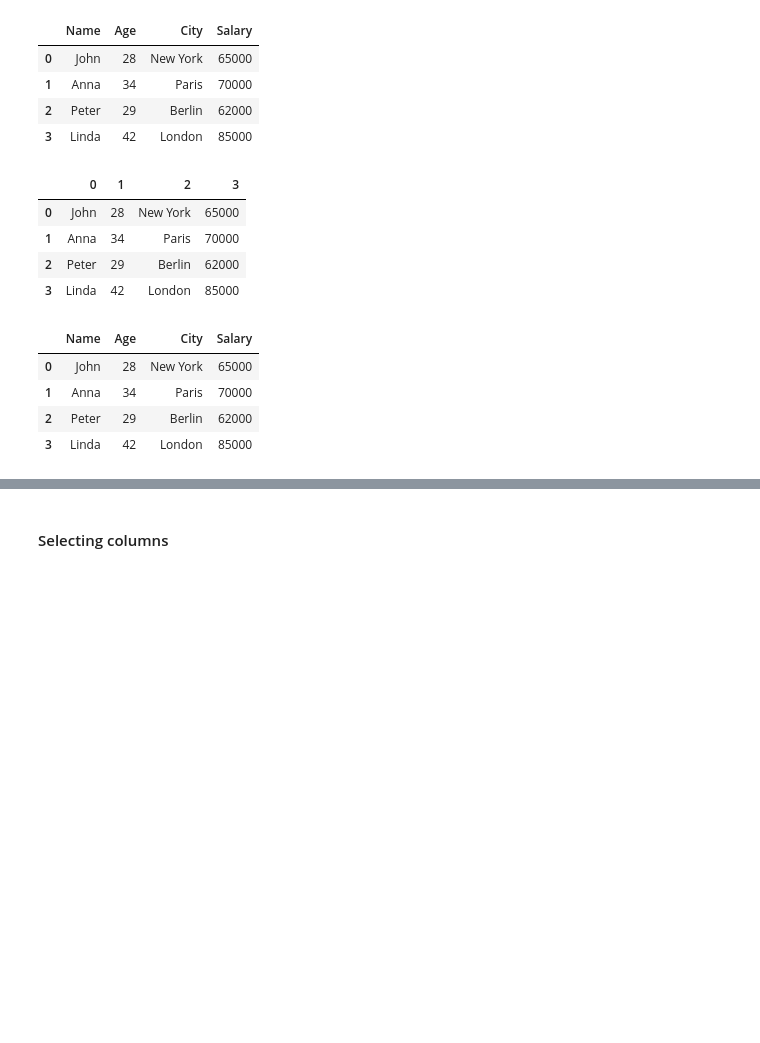
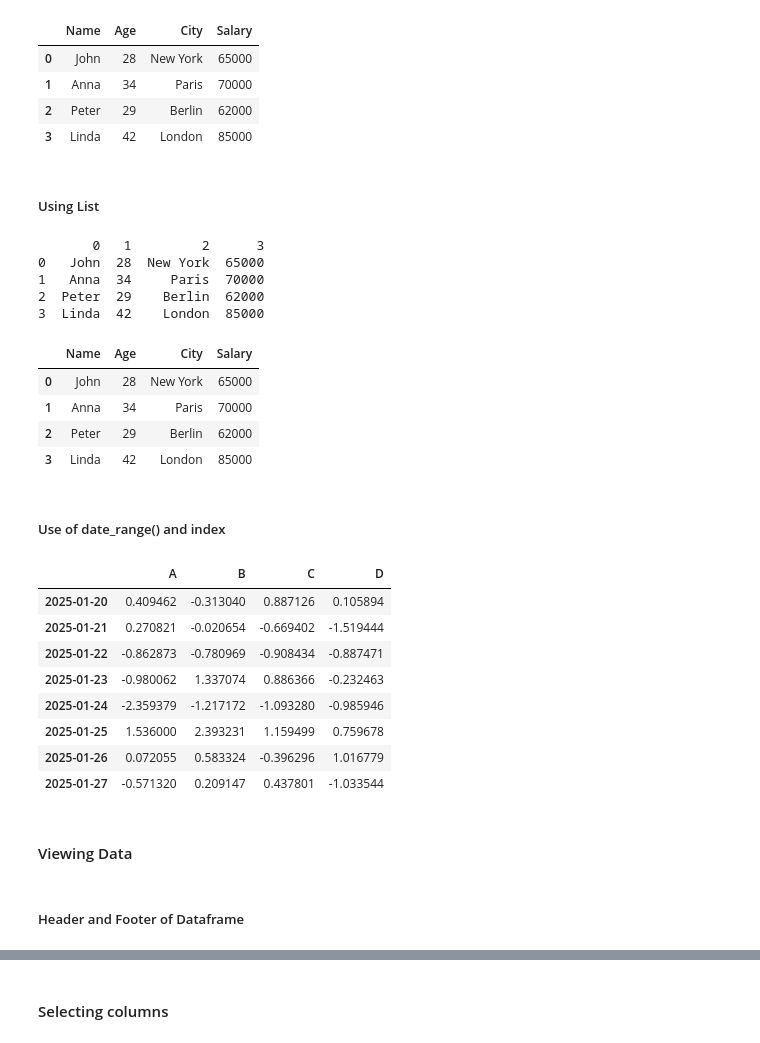
Before and after one commit to dhvanitsavani/Python-AI, a Jupyter notebook: Pandas/basics.ipynb, the cells around one changed output, grey strips where cells are left out. Saved outputs shown, nothing was run; the diff lists cells and outputs as text; code cells hidden in the pictures; blank space fills up the shorter version.

```diff
--- a/Pandas/basics.ipynb
+++ b/Pandas/basics.ipynb
@@ -60,6 +59,8 @@ df1
 | 1 | Anna | 34 | Paris | 70000 |
 | 2 | Peter | 29 | Berlin | 62000 |
 | 3 | Linda | 42 | London | 85000 |
+# %% [markdown]
+##### Using List
 # %%
 data_list = [
     ['John', 28, 'New York', 65000],
@@ -67,21 +68,39 @@ data_list = [
     ['Peter', 29, 'Berlin', 62000],
     ['Linda', 42, 'London', 85000]
 ]
-df2 = pd.DataFrame(data_list)
-df2
+df = pd.DataFrame(data_list)
+print(df)
+columns = ["Name","Age","City","Salary"]
+df = pd.DataFrame(data_list,columns =columns)
+df
 # %% [output]
+       0   1         2      3
+0   John  28  New York  65000
+1   Anna  34     Paris  70000
+2  Peter  29    Berlin  62000
+3  Linda  42    London  85000
-|  | 0 | 1 | 2 | 3 |
+|  | Name | Age | City | Salary |
 | 0 | John | 28 | New York | 65000 |
 | 1 | Anna | 34 | Paris | 70000 |
 | 2 | Peter | 29 | Berlin | 62000 |
 | 3 | Linda | 42 | London | 85000 |
-# %%
-columns = ["Name","Age","City","Salary"]
-df2 = pd.DataFrame(data_list,columns =columns)
-df2
-# %% [output]
-|  | Name | Age | City | Salary |
-| 0 | John | 28 | New York | 65000 |
-| 1 | Anna | 34 | Paris | 70000 |
-| 2 | Peter | 29 | Berlin | 62000 |
-| 3 | Linda | 42 | London | 85000 |
+# %% [markdown]
+##### Use of date_range() and index
+# %%
+dates = pd.date_range("20250120", periods=8)
+df = pd.DataFrame(np.random.randn(8, 4), index=dates, columns=list("ABCD"))
+df
+# %% [output]
+|  | A | B | C | D |
+| 2025-01-20 | 0.409462 | -0.313040 | 0.887126 | 0.105894 |
+| 2025-01-21 | 0.270821 | -0.020654 | -0.669402 | -1.519444 |
+| 2025-01-22 | -0.862873 | -0.780969 | -0.908434 | -0.887471 |
+| 2025-01-23 | -0.980062 | 1.337074 | 0.886366 | -0.232463 |
+| 2025-01-24 | -2.359379 | -1.217172 | -1.093280 | -0.985946 |
+| 2025-01-25 | 1.536000 | 2.393231 | 1.159499 | 0.759678 |
+| 2025-01-26 | 0.072055 | 0.583324 | -0.396296 | 1.016779 |
+| 2025-01-27 | -0.571320 | 0.209147 | 0.437801 | -1.033544 |
+# %% [markdown]
+#### Viewing Data
+# %% [markdown]
+##### Header and Footer of Dataframe
```
Also changed, not shown: parts of 21 cells of this notebook.
